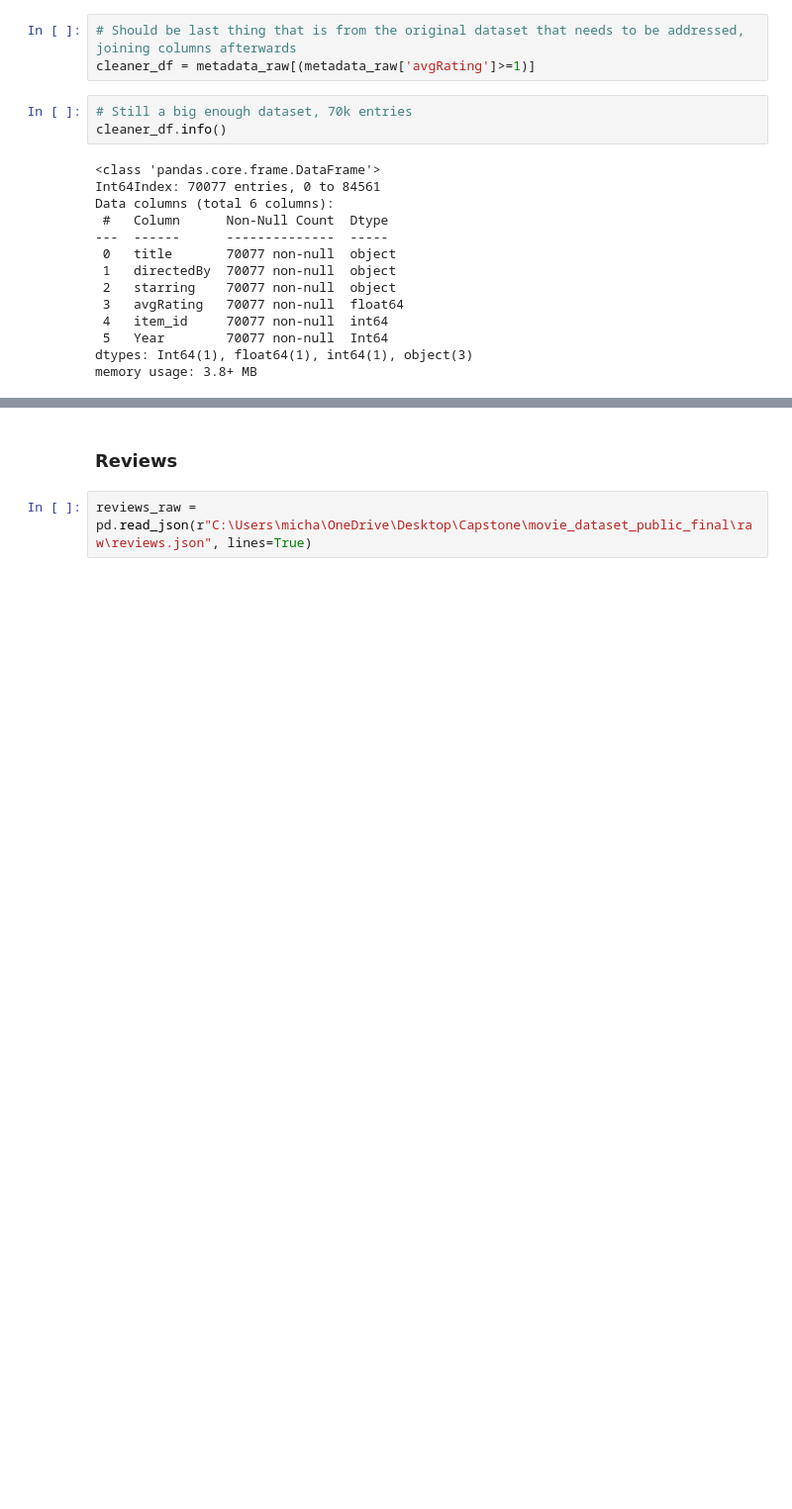
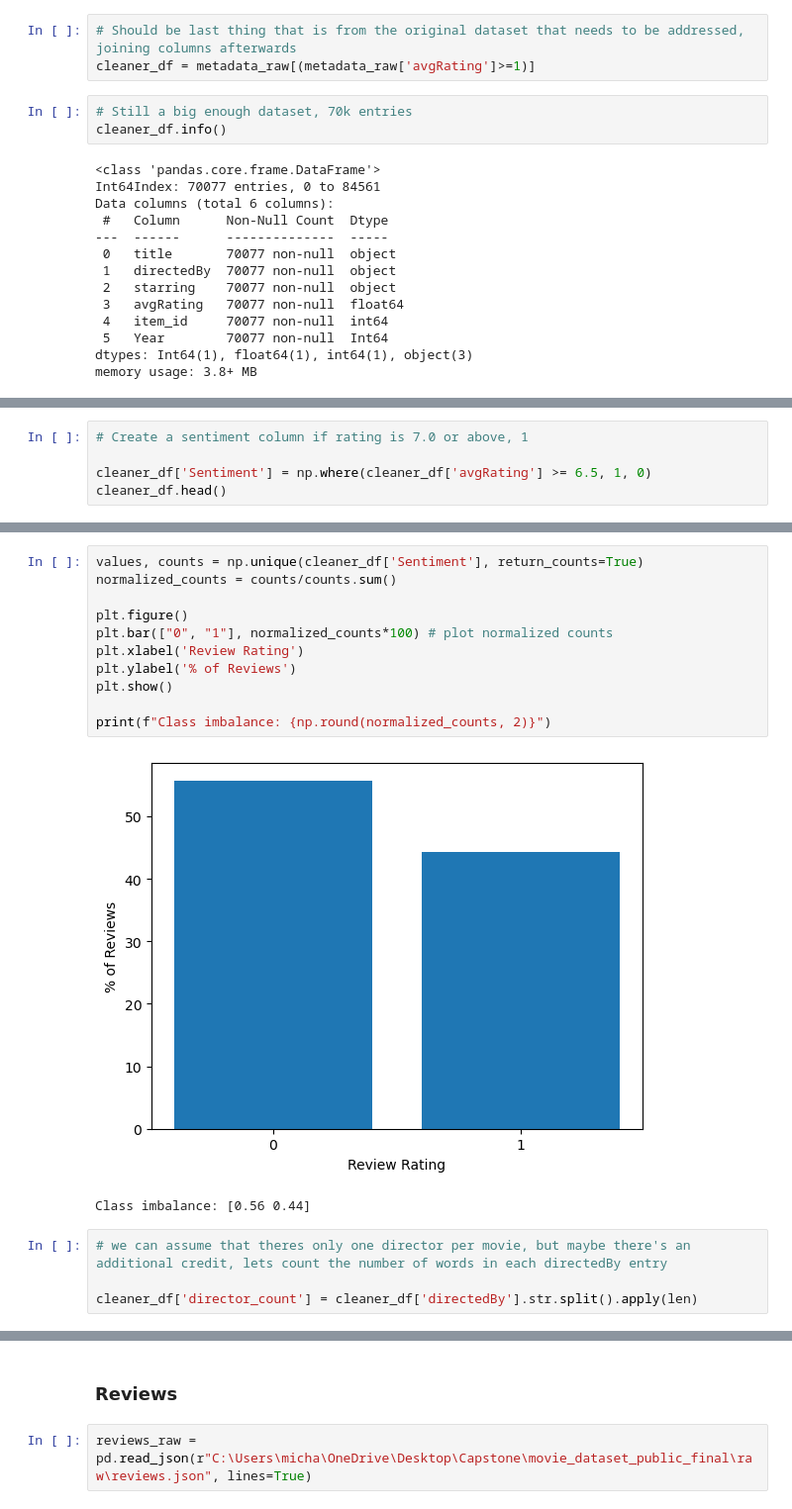
Before and after one commit to MichaelRong97/NLP-for-Improved-Movie-Rating-Predictions, a Jupyter notebook: Capstone Work File.ipynb, the cells around one changed output, grey strips where cells are left out. Shown at 99% size. Cells and saved outputs as stored; diff of their text form; blank space fills up the shorter version.

```diff
--- a/Capstone Work File.ipynb
+++ b/Capstone Work File.ipynb
@@ -490,0 +333,5 @@ SyntaxError: invalid syntax (951603790.py, line 4)
+# %%
+# Create a sentiment column if rating is 7.0 or above, 1
+
+cleaner_df['Sentiment'] = np.where(cleaner_df['avgRating'] >= 6.5, 1, 0)
+cleaner_df.head()
@@ -490,0 +345,18 @@ SyntaxError: invalid syntax (951603790.py, line 4)
+# %%
+values, counts = np.unique(cleaner_df['Sentiment'], return_counts=True)
+normalized_counts = counts/counts.sum()
+
+plt.figure()
+plt.bar(["0", "1"], normalized_counts*100) # plot normalized counts
+plt.xlabel('Review Rating')
+plt.ylabel('% of Reviews')
+plt.show()
+
+print(f"Class imbalance: {np.round(normalized_counts, 2)}")
+# %% [output]
+[figure, added]
+Class imbalance: [0.56 0.44]
+# %%
+# we can assume that theres only one director per movie, but maybe there's an additional credit, lets count the number of words in each directedBy entry
+
+cleaner_df['director_count'] = cleaner_df['directedBy'].str.split().apply(len)
```
Also changed, not shown: parts of 49 cells of this notebook.
